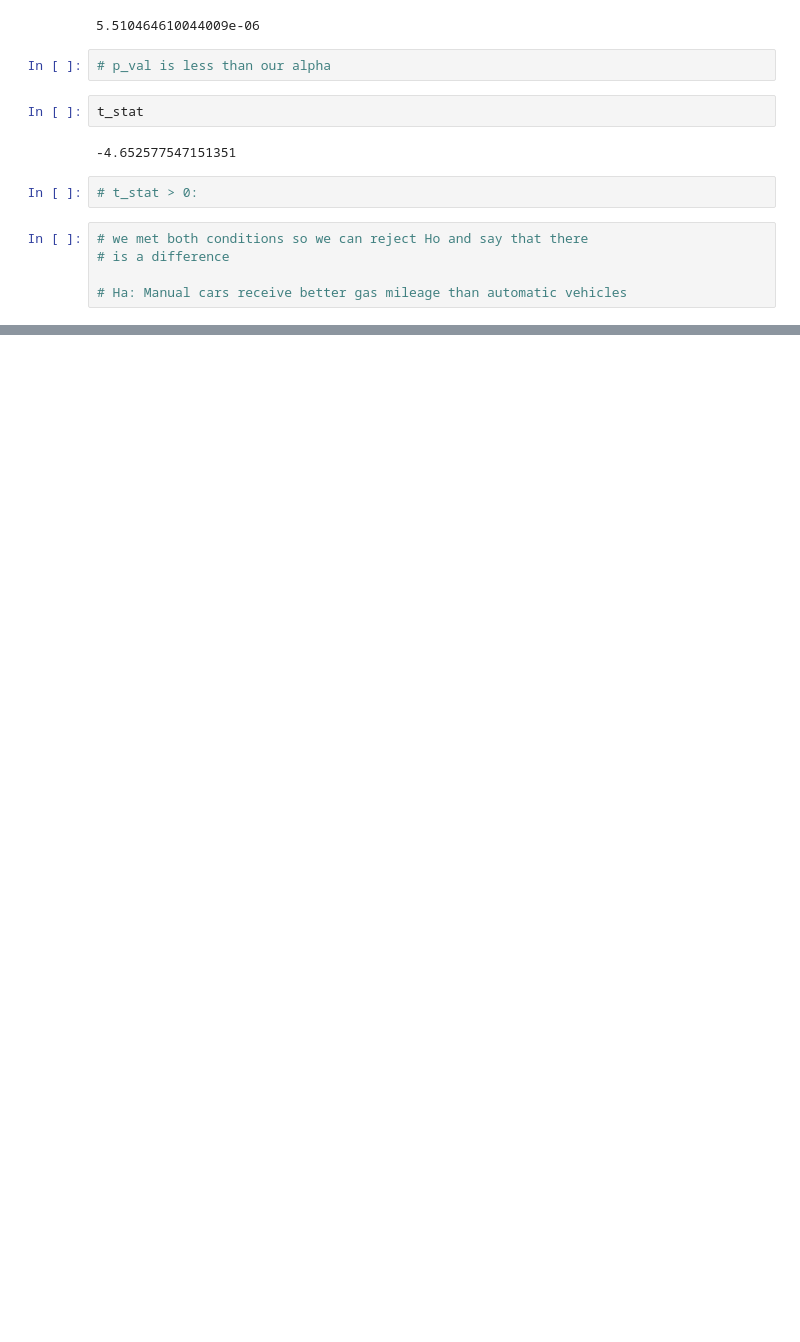
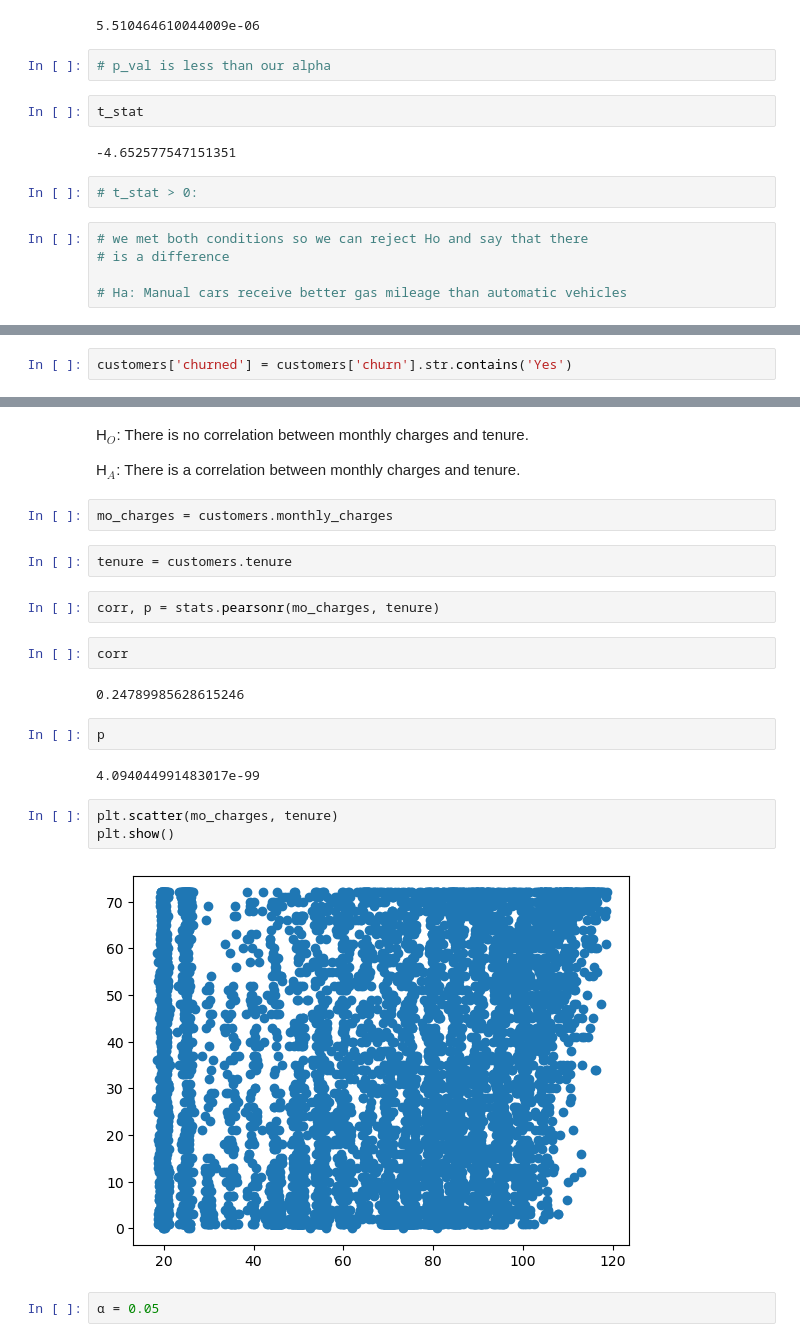
Before and after one commit to caroline-miller0921/statistics-exercises, a Jupyter notebook: hypothesis_testing.ipynb, the cells around one changed output, grey strips where cells are left out. Cells and saved outputs as stored; diff of their text form; blank space fills up the shorter version.

Commit message:
updating hypothesis testing with correlation and chisquared

```diff
--- a/hypothesis_testing.ipynb
+++ b/hypothesis_testing.ipynb
@@ -664,0 +670,2 @@ customers.head()
+# %%
+customers['churned'] = customers['churn'].str.contains('Yes')
@@ -664,0 +688,25 @@ customers.head()
+# %% [markdown]
+H$_O$: There is no correlation between monthly charges and tenure.
+
+H$_A$: There is a correlation between monthly charges and tenure.
+# %%
+mo_charges = customers.monthly_charges
+# %%
+tenure = customers.tenure
+# %%
+corr, p = stats.pearsonr(mo_charges, tenure)
+# %%
+corr
+# %% [output]
+0.24789985628615246
+# %%
+p
+# %% [output]
+4.094044991483017e-99
+# %%
+plt.scatter(mo_charges, tenure)
+plt.show()
+# %% [output]
+[figure, added]
+# %%
+α = 0.05
```
Also changed, not shown: parts of 197 cells of this notebook.
